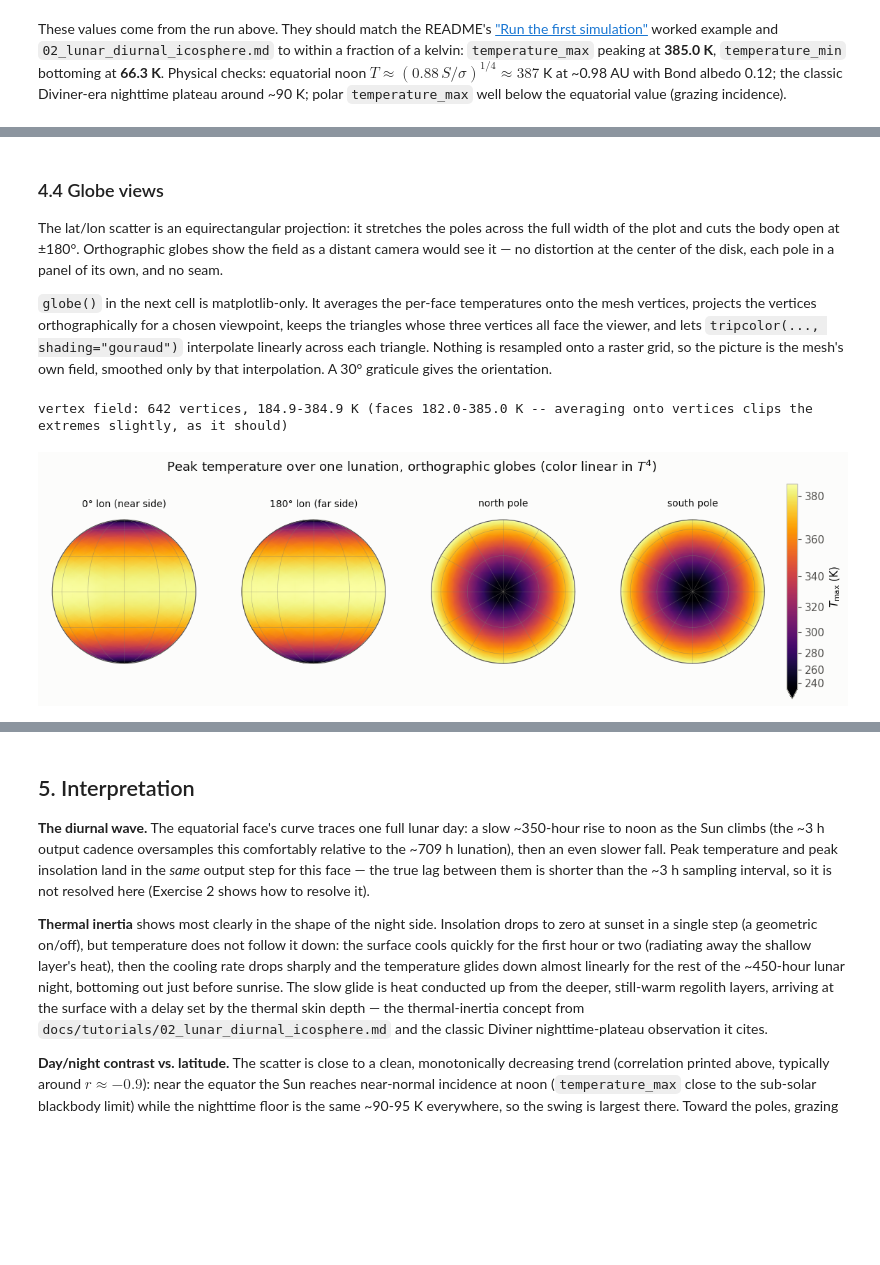
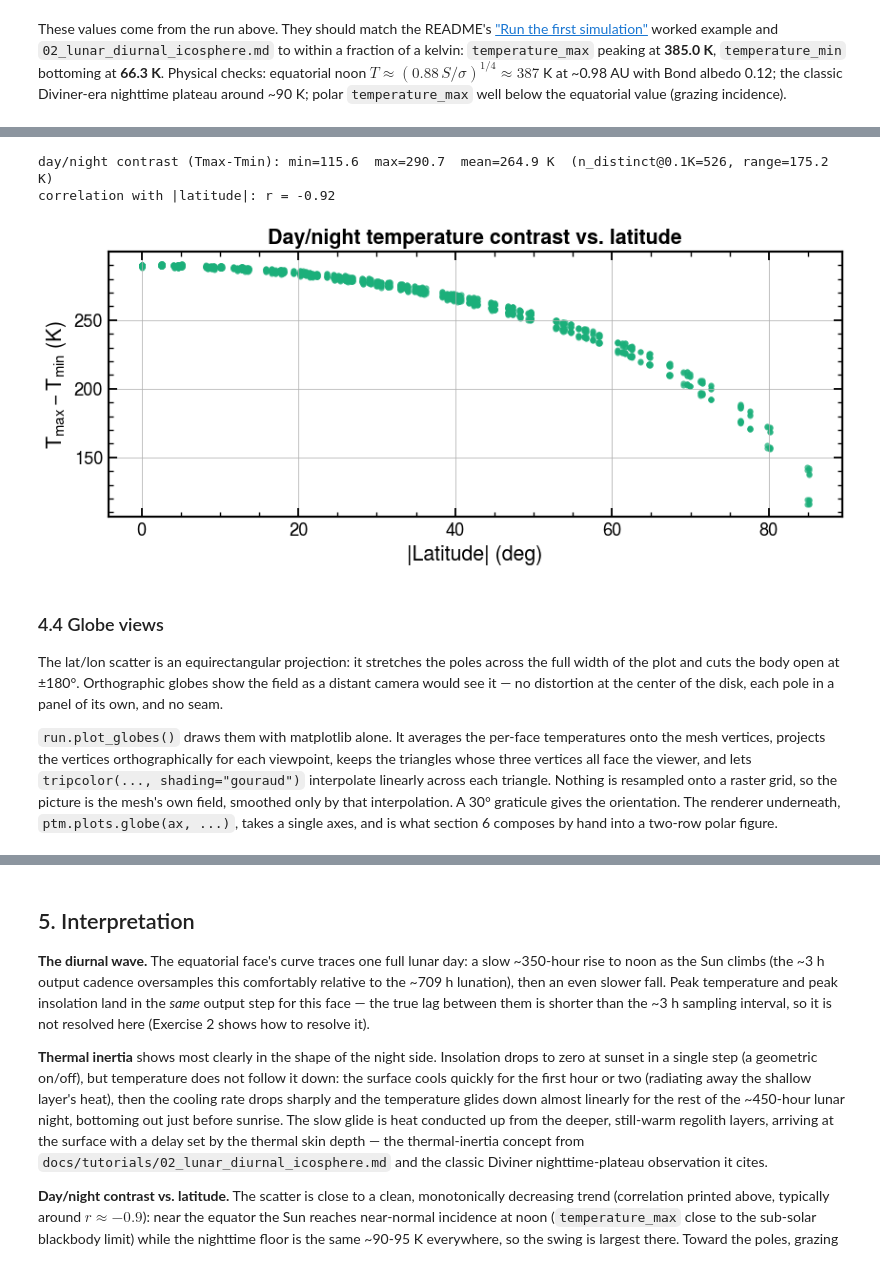
Before and after one commit to phayne/ptm3d-archive, a Jupyter notebook: docs/tutorials/notebooks/01_moon_diurnal.ipynb, the cells around one changed output, grey strips where cells are left out. Drawn from its saved outputs; the diff is of its cells as text; code cells hidden in the pictures; blank space fills up the shorter version.

```diff
--- a/docs/tutorials/notebooks/01_moon_diurnal.ipynb
+++ b/docs/tutorials/notebooks/01_moon_diurnal.ipynb
@@ -686,3 +510,25 @@ correlation with |latitude|: r = -0.92
+# %%
+contrast = tmax - tmin
+n_distinct_contrast = len(np.unique(np.round(contrast, 1)))
+corr = float(np.corrcoef(np.abs(lat), contrast)[0, 1])
+print(f"day/night contrast (Tmax-Tmin): min={contrast.min():.1f}  "
+      f"max={contrast.max():.1f}  mean={contrast.mean():.1f} K  "
+      f"(n_distinct@0.1K={n_distinct_contrast}, "
+      f"range={contrast.max()-contrast.min():.1f} K)")
+print(f"correlation with |latitude|: r = {corr:.2f}")
+
+fig, ax = plt.subplots(figsize=(8, 3.6))
+ax.scatter(np.abs(lat), contrast, color=ACCENT_AQUA, s=16, alpha=0.75, linewidths=0)
+ax.set_xlabel("|Latitude| (deg)")
+ax.set_ylabel(r"$T_\mathrm{max} - T_\mathrm{min}$ (K)")
+ax.set_title("Day/night temperature contrast vs. latitude")
+ax.grid(True, linewidth=0.5)
+plt.tight_layout()
+plt.show()
+# %% [output]
+day/night contrast (Tmax-Tmin): min=115.6  max=290.7  mean=264.9 K  (n_distinct@0.1K=526, range=175.2 K)
+correlation with |latitude|: r = -0.92
+[figure, added]
 # %% [markdown]
 ### 4.4 Globe views
 
@@ -692,10 +538,12 @@ Orthographic globes show the field as a distant camera would see it — no
 distortion at the center of the disk, each pole in a panel of its own, and no
 seam.
 
-`globe()` in the next cell is matplotlib-only. It averages the per-face
-temperatures onto the mesh vertices, projects the vertices orthographically
-for a chosen viewpoint, keeps the triangles whose three vertices all face the
-viewer, and lets `tripcolor(..., shading="gouraud")` interpolate linearly
-across each triangle. Nothing is resampled onto a raster grid, so the picture
-is the mesh's own field, smoothed only by that interpolation. A 30° graticule
-gives the orientation.
+`run.plot_globes()` draws them with matplotlib alone. It averages the
+per-face temperatures onto the mesh vertices, projects the vertices
+orthographically for each viewpoint, keeps the triangles whose three vertices
+all face the viewer, and lets `tripcolor(..., shading="gouraud")` interpolate
+linearly across each triangle. Nothing is resampled onto a raster grid, so
+the picture is the mesh's own field, smoothed only by that interpolation. A
+30° graticule gives the orientation. The renderer underneath,
+`ptm.plots.globe(ax, ...)`, takes a single axes, and is what section 6
+composes by hand into a two-row polar figure.
@@ -800,30 +549,0 @@ def subsolar_latlon(direct_solar_values, centers):
-# %%
-# Unit vertex positions (mesh.ply stores them in km for this mesh; normalizing
-# makes the renderer independent of the mesh's length unit) and the per-vertex
-# temperature field.
-xyz = np.stack([verts["x"], verts["y"], verts["z"]], axis=1)
-xyz = xyz / np.linalg.norm(xyz, axis=1, keepdims=True)
-centers = face_unit_vectors(lat, lon)
-tmax_vertex = vertex_values_from_faces(tris, tmax, len(xyz))
-print(f"vertex field: {len(xyz)} vertices, "
-      f"{tmax_vertex.min():.1f}-{tmax_vertex.max():.1f} K "
-      f"(faces {tmax.min():.1f}-{tmax.max():.1f} K -- averaging onto vertices "
-      "clips the extremes slightly, as it should)")
-
-VIEWS = [(0.0, 0.0, "0° lon (near side)"),
-         (0.0, 180.0, "180° lon (far side)"),
-         (90.0, 0.0, "north pole"),
-         (-90.0, 0.0, "south pole")]
-
-fig, axes = plt.subplots(1, 4, figsize=(14, 4.0))
-for ax, (vlat, vlon, label) in zip(axes, VIEWS):
-    art = globe(ax, xyz, tris, tmax_vertex, vlat, vlon, CMAP_T, norm_tmax, label)
-cb = fig.colorbar(art, ax=axes, fraction=0.02, pad=0.02,
-                  extend=clip_extend(tmax_vertex, norm_tmax))
-cb.set_label(r"$T_\mathrm{max}$ (K)")
-fig.suptitle("Peak temperature over one lunation, orthographic globes "
-             "(color linear in $T^4$)", y=0.97)
-plt.show()
-# %% [output]
-vertex field: 642 vertices, 184.9-384.9 K (faces 182.0-385.0 K -- averaging onto vertices clips the extremes slightly, as it should)
-[figure, removed]
```
Also changed, not shown: parts of 40 cells of this notebook.
